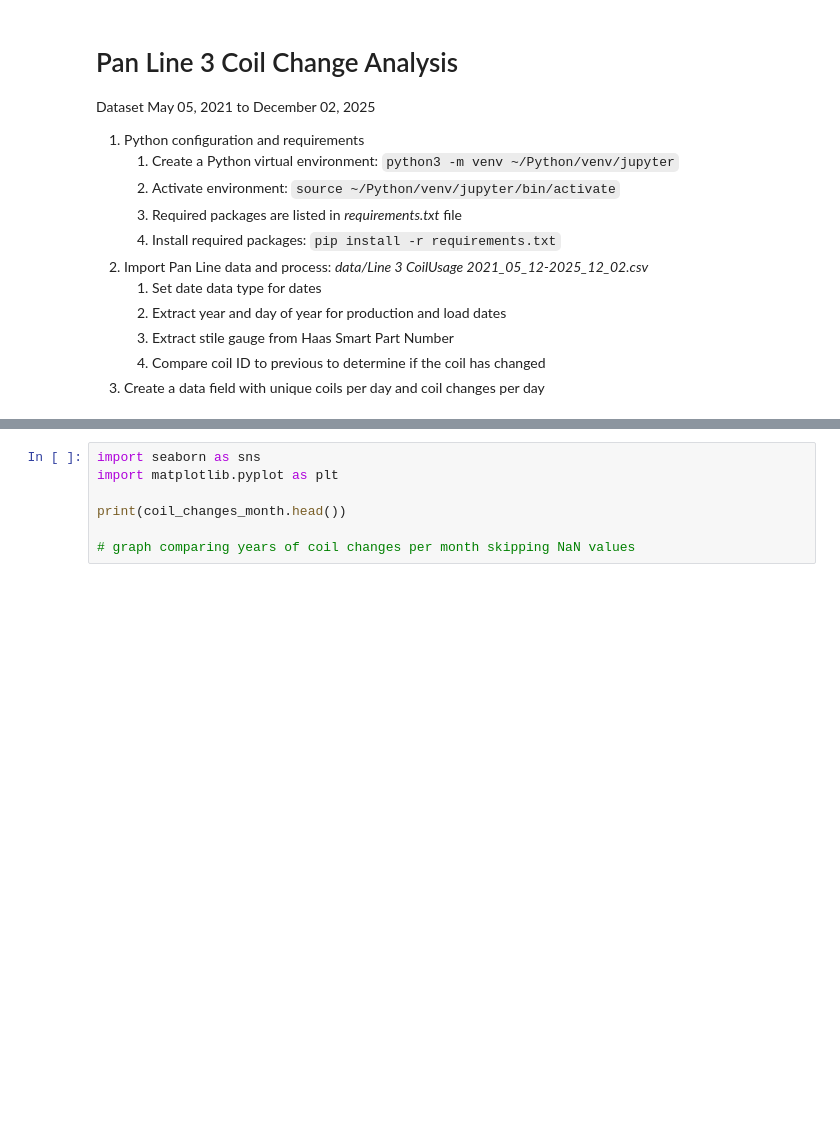
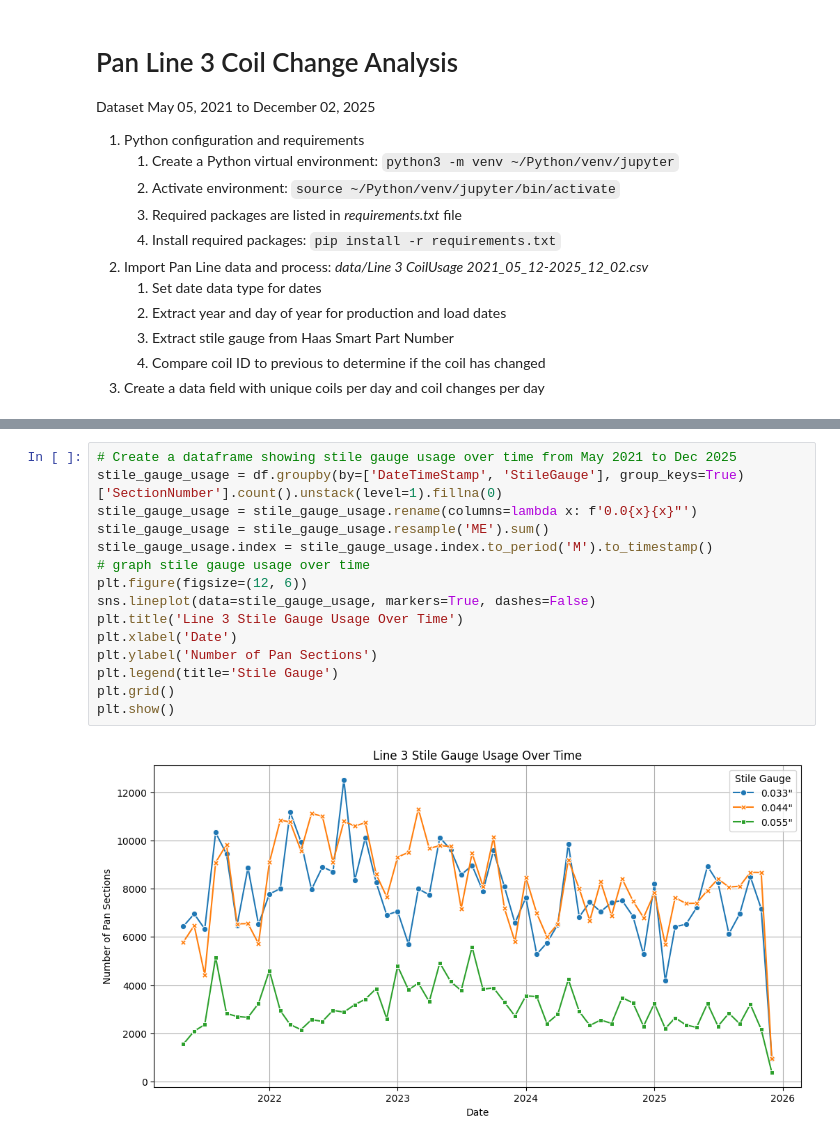
Before and after one commit to mattrupp/pan-coil-change-analysis, a Jupyter notebook: pan-coil-change-analysis.ipynb, the cells around one changed output, grey strips where cells are left out. Saved outputs shown, nothing was run; the diff lists cells and outputs as text; blank space fills up the shorter version.

```diff
--- a/pan-coil-change-analysis.ipynb
+++ b/pan-coil-change-analysis.ipynb
@@ -90,7 +103,17 @@ display(md(coil_changes_month.to_markdown()))
-# %%
-import seaborn as sns
-import matplotlib.pyplot as plt
-
-print(coil_changes_month.head())
-
-# graph comparing years of coil changes per month skipping NaN values
+# %%
+# Create a dataframe showing stile gauge usage over time from May 2021 to Dec 2025
+stile_gauge_usage = df.groupby(by=['DateTimeStamp', 'StileGauge'], group_keys=True)['SectionNumber'].count().unstack(level=1).fillna(0)
+stile_gauge_usage = stile_gauge_usage.rename(columns=lambda x: f'0.0{x}{x}"')
+stile_gauge_usage = stile_gauge_usage.resample('ME').sum()
+stile_gauge_usage.index = stile_gauge_usage.index.to_period('M').to_timestamp()
+# graph stile gauge usage over time
+plt.figure(figsize=(12, 6))
+sns.lineplot(data=stile_gauge_usage, markers=True, dashes=False)
+plt.title('Line 3 Stile Gauge Usage Over Time')
+plt.xlabel('Date')
+plt.ylabel('Number of Pan Sections')
+plt.legend(title='Stile Gauge')
+plt.grid()
+plt.show()
+# %% [output]
+[figure, added]
```
Also changed, not shown: parts of 3 cells of this notebook.
